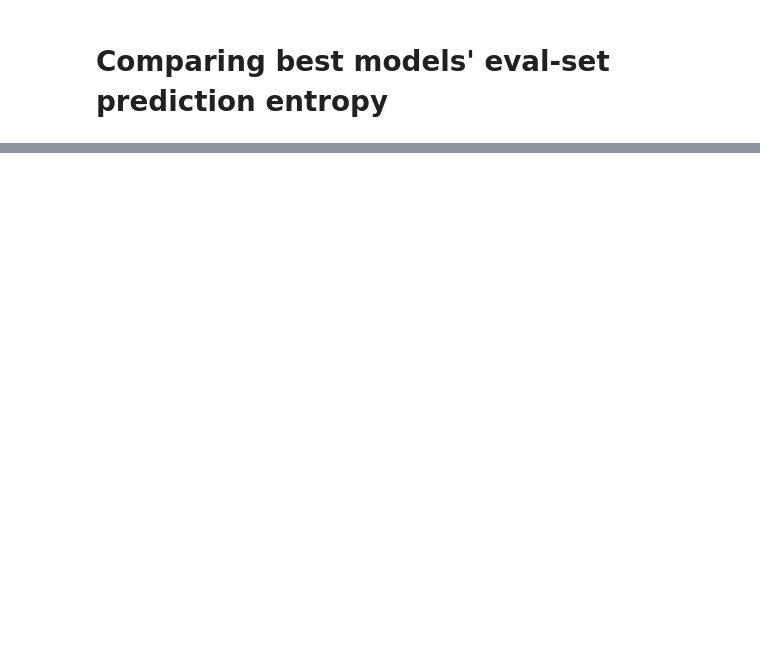
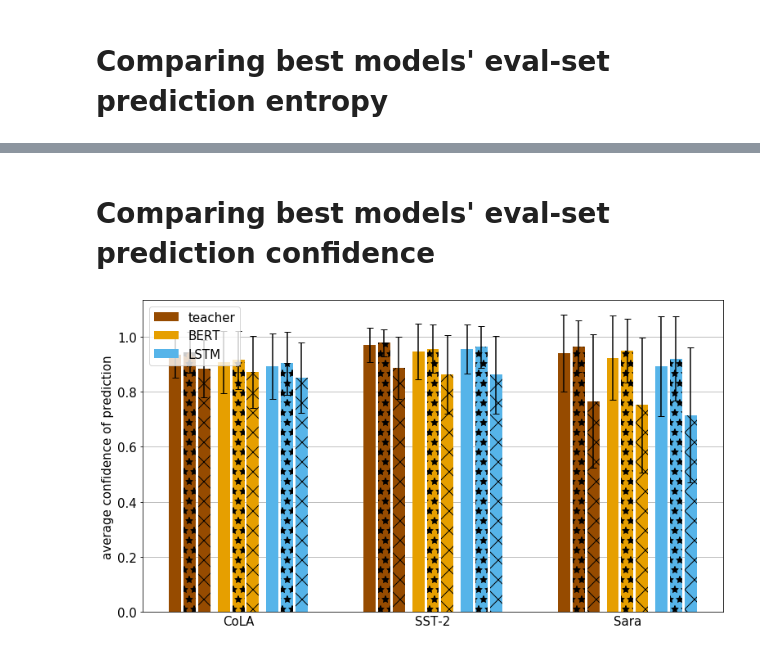
Before and after one commit to samsucik/knowledge-distil-bert, a Jupyter notebook: experiments/analysis/General plotting.ipynb, the cells around one changed output, grey strips where cells are left out. Saved outputs shown, nothing was run; the diff lists cells and outputs as text; code cells hidden in the pictures; blank space fills up the shorter version.

Commit message:
Finalise the framework and structure for prediction analysis.

```diff
--- a/experiments/analysis/General plotting.ipynb
+++ b/experiments/analysis/General plotting.ipynb
@@ -118,0 +116,42 @@ plt.show()
+# %% [markdown]
+# Comparing best models' eval-set prediction confidence
+# %%
+fig = plt.figure(figsize=(11, 6))
+ax = plt.gca()
+for i, task in enumerate(glue_tasks):
+    for j, model_type in enumerate(model_types["main"]):
+        data = pd.read_csv("predictions/dev_scored_{}_{}.tsv".format(task, model_type), delimiter="\t")
+        confidence = data["certainty_of_pred"].mean()
+        confidence_hits = data[data["label"] == data["pred"]]["certainty_of_pred"].mean()
+        confidence_misses = data[data["label"] != data["pred"]]["certainty_of_pred"].mean()
+        confidence_std = data["certainty_of_pred"].std()
+        confidence_hits_std = data[data["label"] == data["pred"]]["certainty_of_pred"].std()
+        confidence_misses_std = data[data["label"] != data["pred"]]["certainty_of_pred"].std()
+        w = 0.25
+        gap = 0.05
+        capsize = 4
+        ax.bar(j+i*(1+len(model_types["main"]))-w-gap,
+               confidence, width=w,
+               color=model_colours[model_type],
+               label=(model_type if i == 0 else None),
+               yerr=confidence_std, capsize=capsize)
+        ax.bar(j+i*(1+len(model_types["main"])),
+               confidence_hits, hatch="*", width=w,
+               color=model_colours[model_type],
+               yerr=confidence_hits_std, capsize=capsize)
+        ax.bar(j+i*(1+len(model_types["main"]))+w+gap,
+               confidence_misses, hatch="x", width=w,
+               color=model_colours[model_type],
+               yerr=confidence_misses_std, capsize=capsize)
+ax.legend(loc=2)
+ax.set_xticks([(1 + i*(1+len(model_types["main"]))) for i in range(3)])
+ax.set_ylim(bottom=0)
+ax.set_xticklabels(glue_tasks)
+ax.tick_params(axis="x", length=0)
+ax.grid(axis="y")
+ax.set_axisbelow(True)
+ax.set_ylabel("average confidence of prediction")
+plt.tight_layout()
+plt.show()
+# %% [output]
+[figure, added]
```
Also changed, not shown: parts of 3 cells of this notebook, 6 other files.
